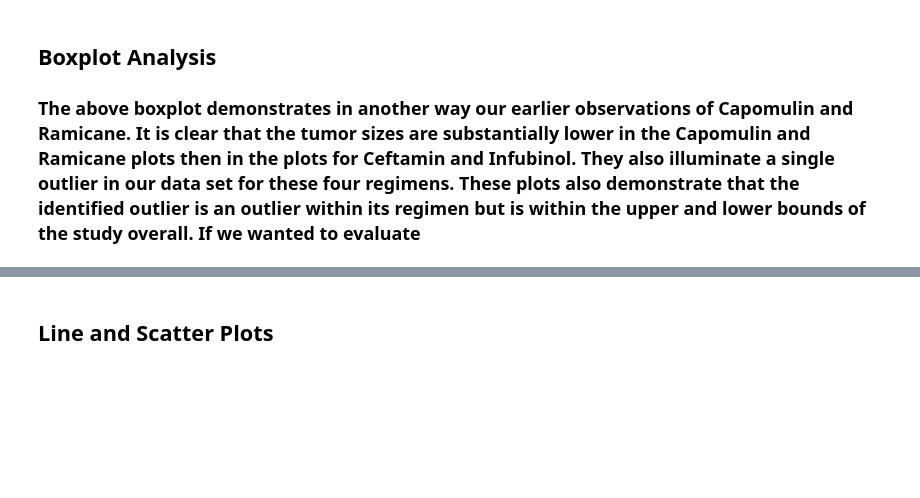
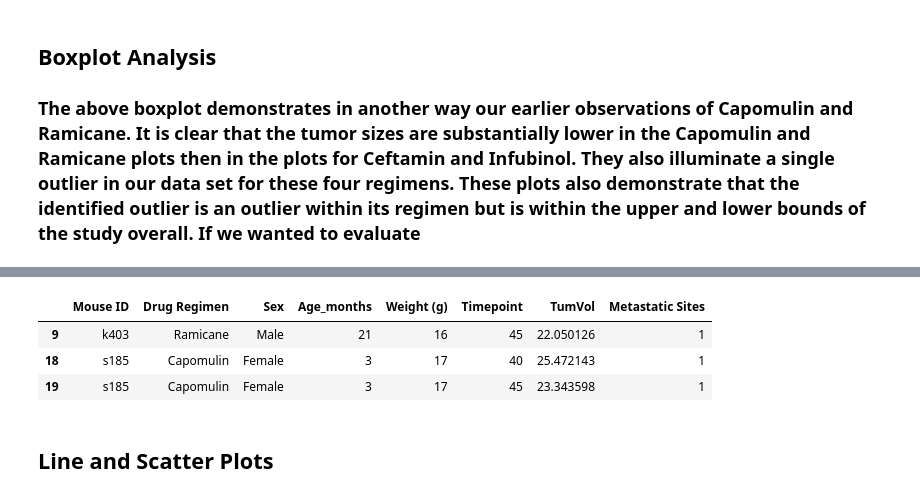
Before and after one commit to LAFF1/Matplotlib-Challenge, a Jupyter notebook: Pymaceuticals/pymaceuticals.ipynb, the cells around one changed output, grey strips where cells are left out. Drawn from its saved outputs; the diff is of its cells as text; code cells hidden in the pictures; blank space fills up the shorter version.

Commit message:
Commit changes to outlier calculations

```diff
--- a/Pymaceuticals/pymaceuticals.ipynb
+++ b/Pymaceuticals/pymaceuticals.ipynb
@@ -346,3 +400,11 @@ Upper Bound is  94.04403868374999 : Lower Bound is  3.0739668737500097
+# %%
+# Diplay potential oulier information
+pd.concat(outliers)
+# %% [output]
+|  | Mouse ID | Drug Regimen | Sex | Age_months | Weight (g) | Timepoint | TumVol | Metastatic Sites |
+| 9 | k403 | Ramicane | Male | 21 | 16 | 45 | 22.050126 | 1 |
+| 18 | s185 | Capomulin | Female | 3 | 17 | 40 | 25.472143 | 1 |
+| 19 | s185 | Capomulin | Female | 3 | 17 | 45 | 23.343598 | 1 |
 # %% [markdown]
 ## Line and Scatter Plots
 # %%
```
Also changed, not shown: parts of 6 cells of this notebook.
